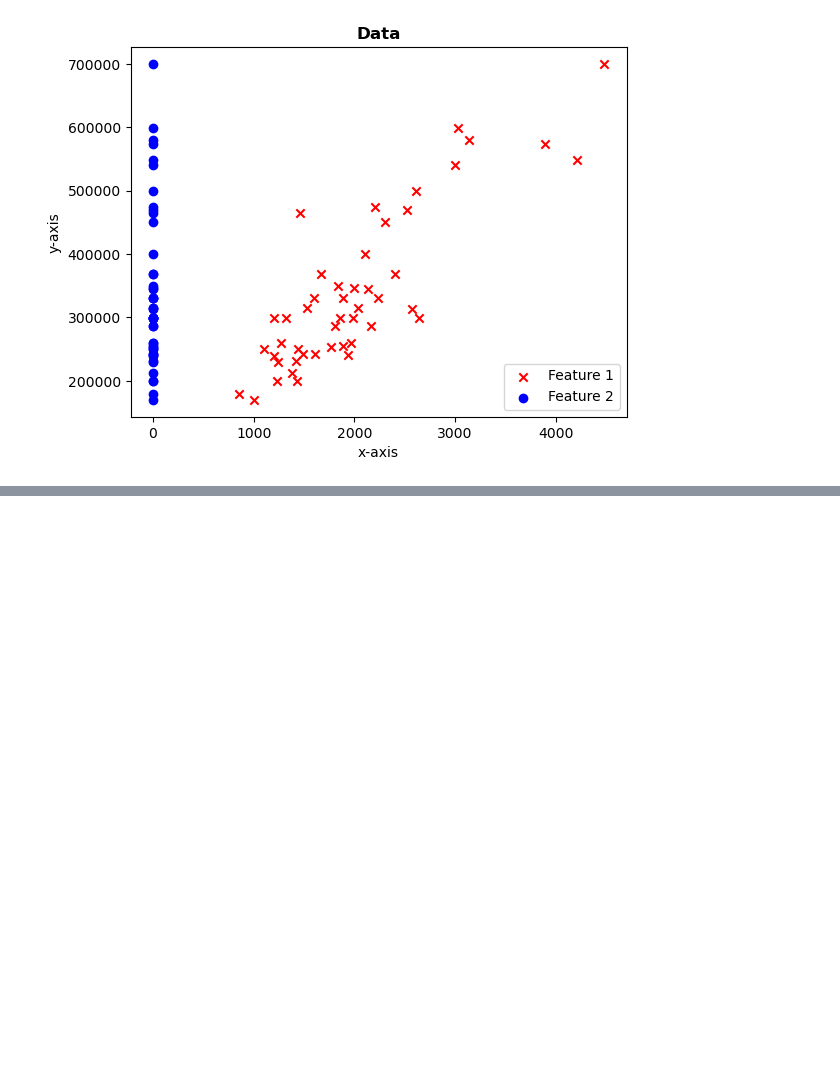
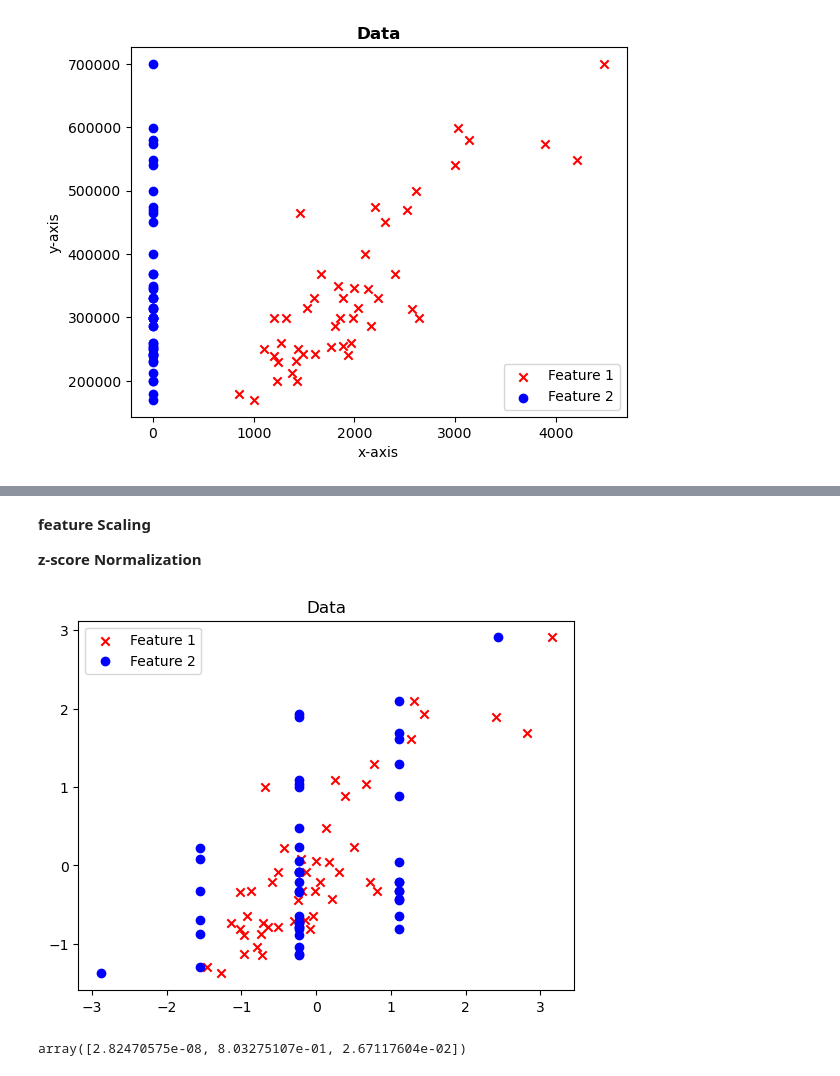
Before and after one commit to Muhammad-Ahmad618/Multiple-Linear-Regression-Model, a Jupyter notebook: multiple_linear_regression.ipynb, the cells around one changed output, grey strips where cells are left out. Drawn from its saved outputs; the diff is of its cells as text; code cells hidden in the pictures; blank space fills up the shorter version.

```diff
--- a/multiple_linear_regression.ipynb
+++ b/multiple_linear_regression.ipynb
@@ -16,0 +19,5 @@ plt.show()
+# %%
+X = np.ones((x.shape[0], 3)) ## x.shape[0] will give you the number of rows
+X[:,1] = x[:, 0]   ## first column of x is alloted to the 2nd column X
+X[:,2] = x[:, 1]   ## second column of x is alloted to the 3rd column X
+X
@@ -16,0 +42,17 @@ plt.show()
+# %% [markdown]
+**feature Scaling**
+
+__z-score Normalization__
+# %%
+X[:, 1] = (X[:, 1] - np.mean(X[:,1]))/np.std(X[:,1])
+X[:, 2] = (X[:, 2] - np.mean(X[:,2]))/np.std(X[:,2])
+
+y =(y - np.mean(y))/np.std(y)
+# %%
+plt.scatter(X[:, 1], y, marker = 'x', c='r', label='Feature 1' )
+plt.scatter(X[:, 2], y, marker = 'o', c = 'b', label='Feature 2')
+plt.title('Data')
+plt.legend()
+plt.show()
+# %% [output]
+[figure, added]
@@ -16,0 +77,4 @@ plt.show()
+# %%
+w
+# %% [output]
+array([2.82470575e-08, 8.03275107e-01, 2.67117604e-02])
```
Also changed, not shown: parts of 8 cells of this notebook.
